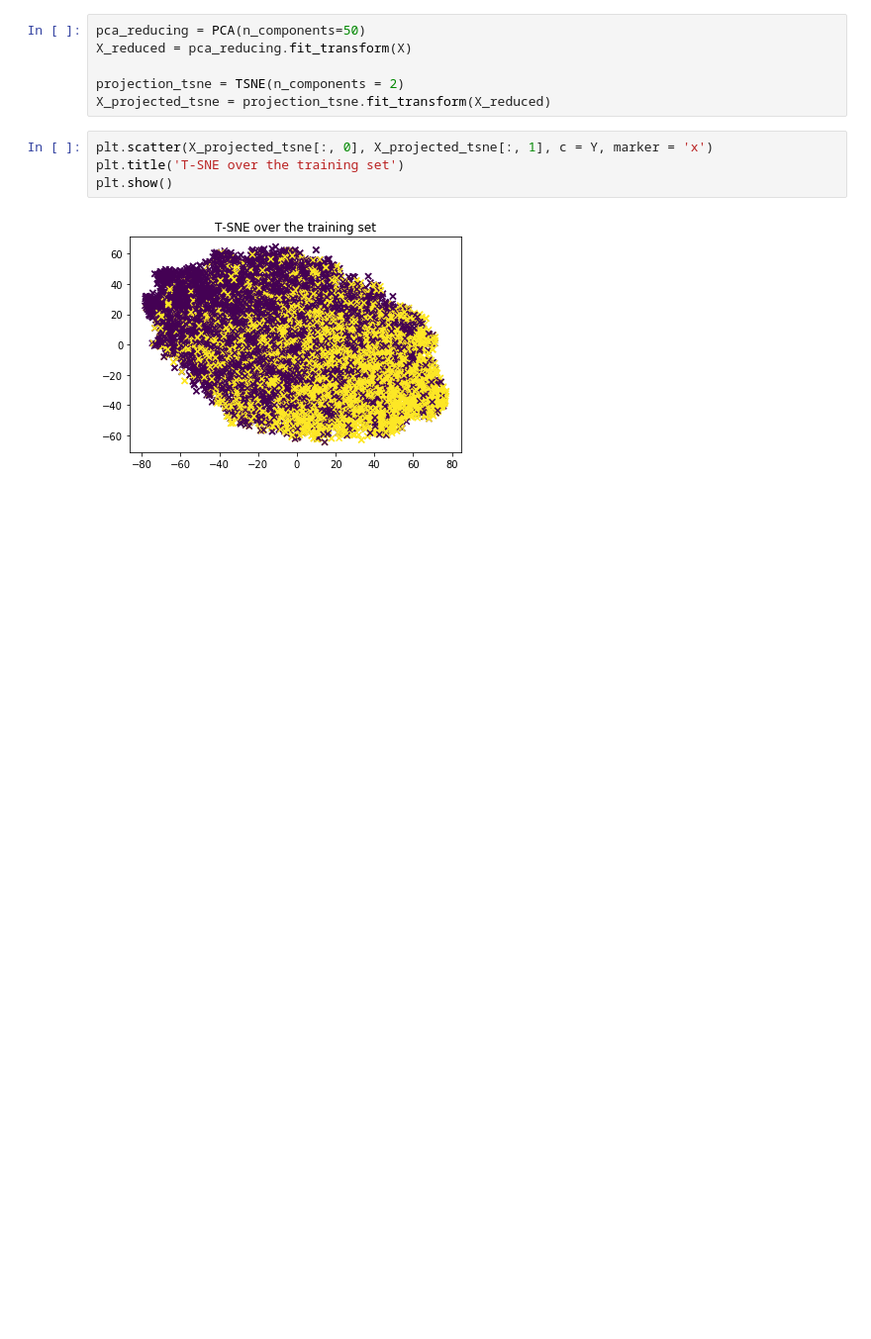
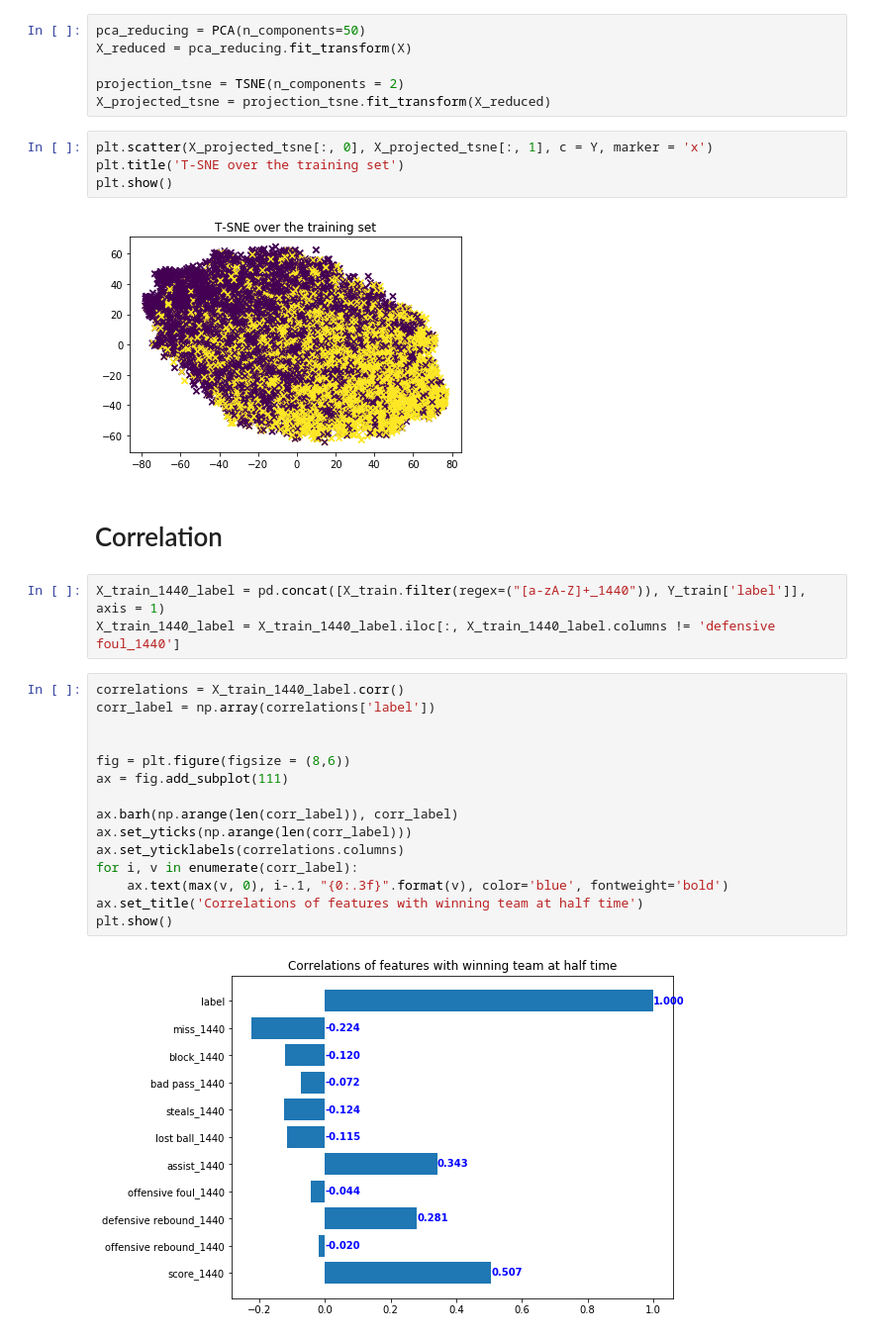
Before and after one commit to VictorSanh/NBA_Challenge, a Jupyter notebook: Getting_started.ipynb, the cells around one changed output. Shown at 99% size. Drawn from its saved outputs; the diff is of its cells as text; blank space fills up the shorter version.

Commit message:
Correlations at half time and first quarter

```diff
--- a/Getting_started.ipynb
+++ b/Getting_started.ipynb
@@ -177,3 +177,25 @@ plt.title('T-SNE over the training set')
 plt.show()
 # %% [output]
 [figure]
+# %% [markdown]
+# Correlation
+# %%
+X_train_1440_label = pd.concat([X_train.filter(regex=("[a-zA-Z]+_1440")), Y_train['label']], axis = 1)
+X_train_1440_label = X_train_1440_label.iloc[:, X_train_1440_label.columns != 'defensive foul_1440']
+# %%
+correlations = X_train_1440_label.corr()
+corr_label = np.array(correlations['label'])
+
+
+fig = plt.figure(figsize = (8,6))
+ax = fig.add_subplot(111)
+
+ax.barh(np.arange(len(corr_label)), corr_label)
+ax.set_yticks(np.arange(len(corr_label)))
+ax.set_yticklabels(correlations.columns)
+for i, v in enumerate(corr_label):
+    ax.text(max(v, 0), i-.1, "{0:.3f}".format(v), color='blue', fontweight='bold')
+ax.set_title('Correlations of features with winning team at half time')
+plt.show()
+# %% [output]
+[figure, added]
```
Also changed, not shown: parts of 2 cells of this notebook.
